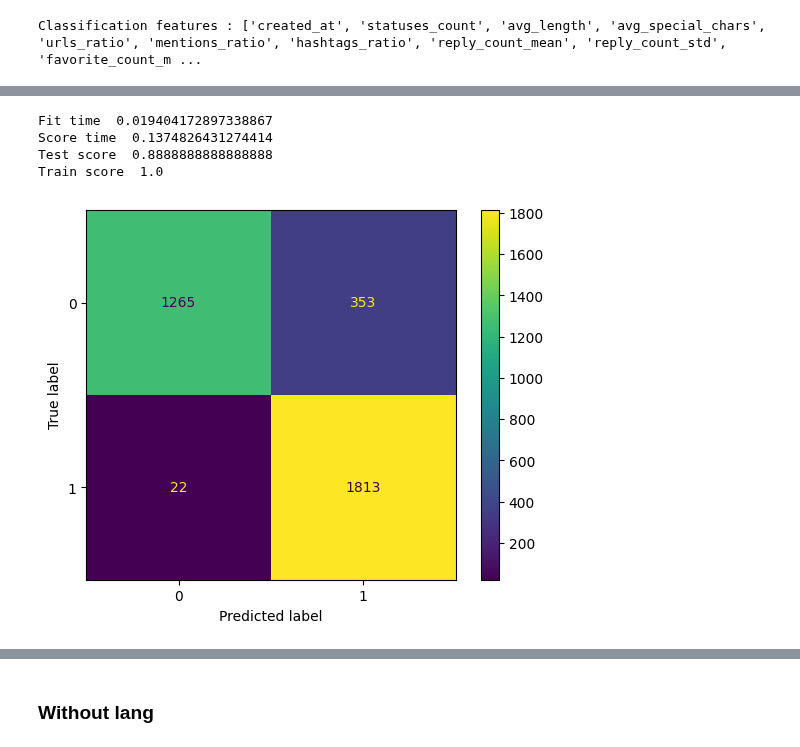
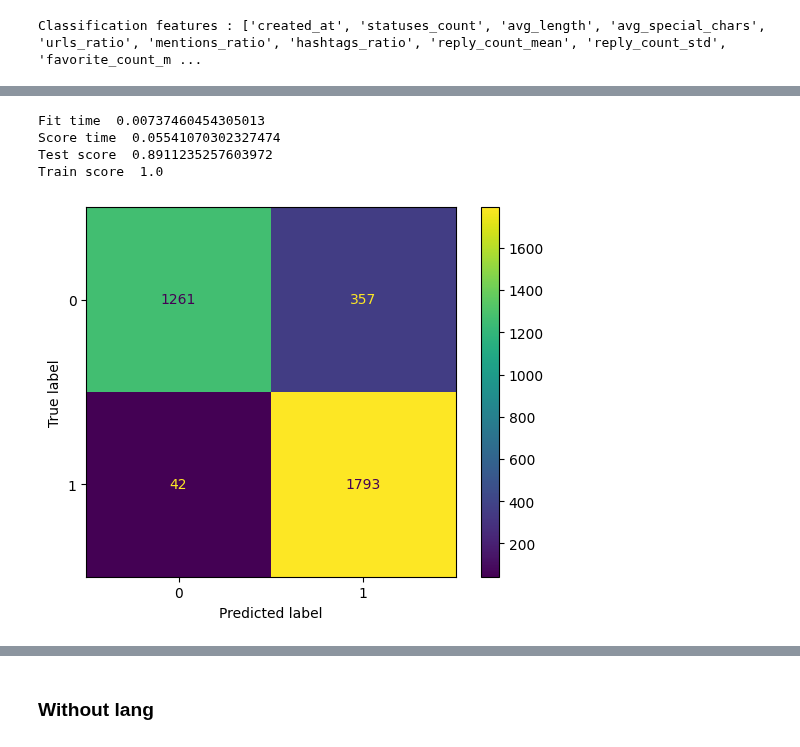
Before and after one commit to Andrew-Wyn/Data_Mining_22_23, a Jupyter notebook: knn_classification.ipynb, the cells around one changed output, grey strips where cells are left out. Drawn from its saved outputs; the diff is of its cells as text; code cells hidden in the pictures.

```diff
--- a/knn_classification.ipynb
+++ b/knn_classification.ipynb
@@ -65,9 +66,9 @@ train_set.head()
 5 rows × 33 columns
-# %%
-train_set = preprocessing.normalize(train_set)
-test_set = preprocessing.normalize(test_set)
+# %%
+train_X = sklearn.preprocessing.normalize(train_set.values)
+test_X = sklearn.preprocessing.normalize(test_set.values)
 # %%
-k_range = list(range(8, 31))
+k_range = list(range(8, 20))
 param_grid = dict(
     n_neighbors = k_range,
     weights = list({'uniform', 'distance'}),
@@ -79,13 +80,13 @@ knn = KNeighborsClassifier()
 grid = GridSearchCV(
     knn,
     param_grid,
-    cv=5,
+    cv=3,
     scoring='accuracy',
     return_train_score=False,
     verbose=4
 )
 
-grid.fit(train_set, train_label)
+grid.fit(train_X, train_label)
 
 print(
     "The best parameters are %s with a score of %0.5f"
@@ -138,21 +139,21 @@ weighted avg       0.91      0.89      0.89      3453
 # %%
 # cross validation
-scores = cross_validate(knn, train_set, train_label, cv = 3, return_train_score= True)
+scores = cross_validate(knn, train_X, train_label, cv = 3, return_train_score= True)
 print('Fit time ', statistics.mean(scores['fit_time']))
 print('Score time ', statistics.mean(scores['score_time']))
 print('Test score ', statistics.mean(scores['test_score']))
 print('Train score ', statistics.mean(scores['train_score']))
 # %% [output]
-Fit time  0.019404172897338867
-Score time  0.1374826431274414
-Test score  0.8888888888888888
+Fit time  0.00737460454305013
+Score time  0.05541070302327474
+Test score  0.8911235257603972
 Train score  1.0
 # %%
-predictions = knn.predict(test_set)
+predictions = knn.predict(test_X)
 
 cm = confusion_matrix(test_label, predictions)
 disp = ConfusionMatrixDisplay(confusion_matrix = cm)
 disp.plot()
 plt.show()
 # %% [output]
-[figure, old version]
+[figure, new version]
```
Also changed, not shown: parts of 23 cells of this notebook, 5 other files.
